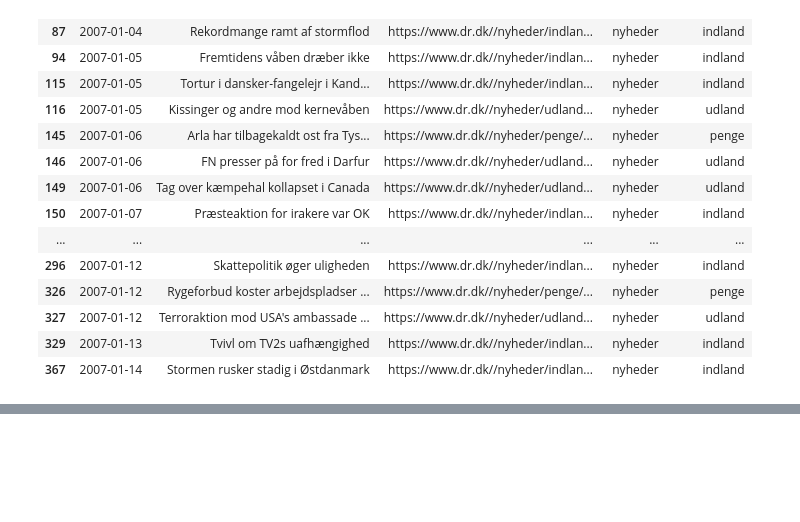
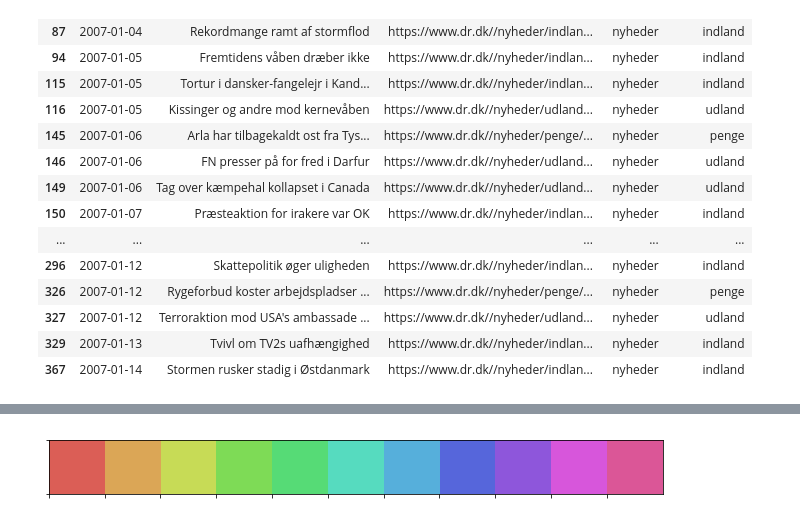
Before and after one commit to OliviaRW/group23, a Jupyter notebook: Exam/Migration/Exam tests.ipynb, the cells around one changed output, grey strips where cells are left out. Saved outputs shown, nothing was run; the diff lists cells and outputs as text; code cells hidden in the pictures; blank space fills up the shorter version.

```diff
--- a/Exam/Migration/Exam tests.ipynb
+++ b/Exam/Migration/Exam tests.ipynb
@@ -546,0 +621,7 @@ df.head(20)
+# %%
+import seaborn as sns
+sns.set_palette('hls')
+# %%
+sns.palplot(sns.color_palette('hls', 11))
+# %% [output]
+[figure, added]
```
Also changed, not shown: parts of 6 cells of this notebook, 7 other files.
